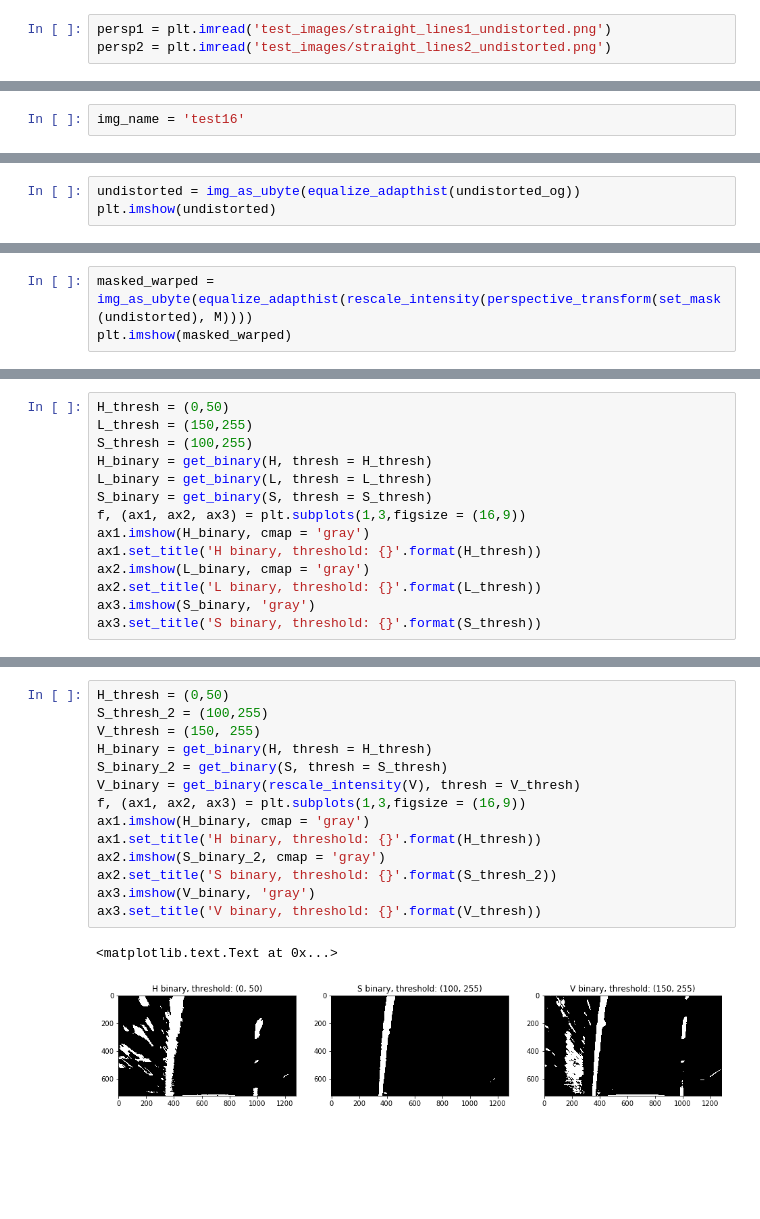
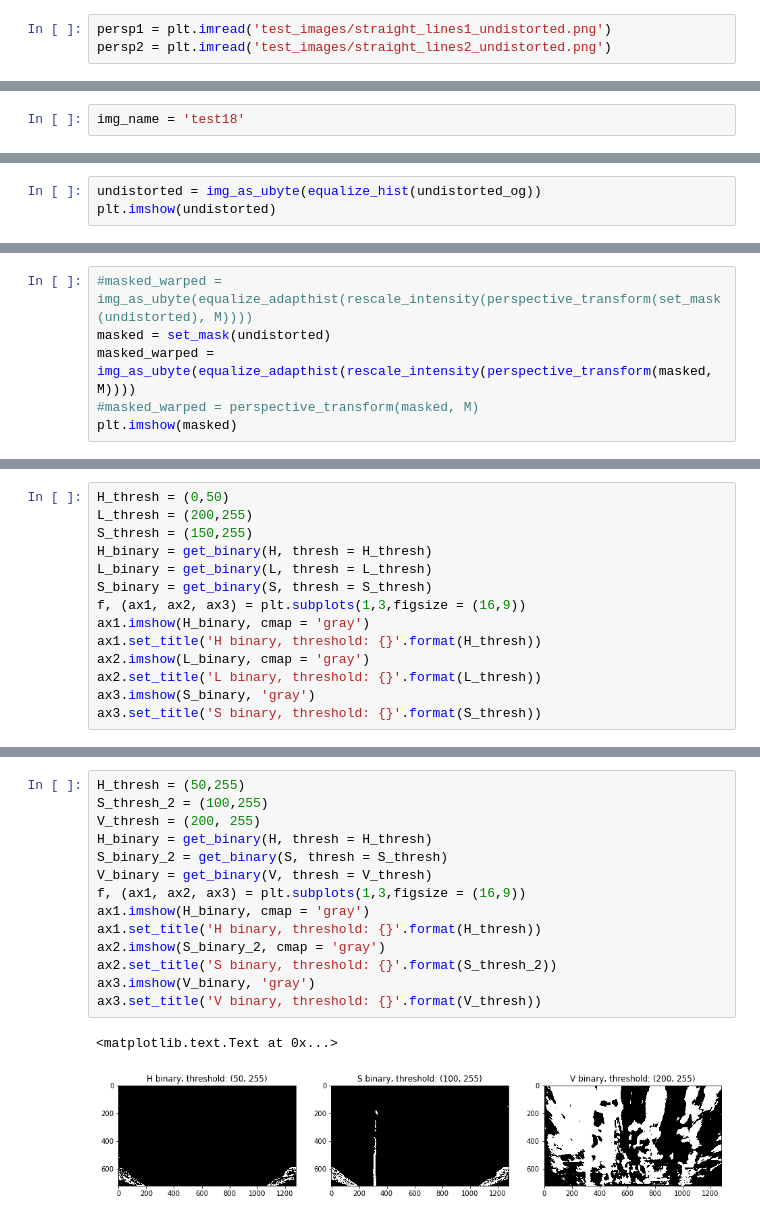
Before and after one commit to rubiruchi/SDND-Advanced_Lane_Finding, a Jupyter notebook: model_testing.ipynb, the cells around one changed output, grey strips where cells are left out. Drawn from its saved outputs; the diff is of its cells as text; blank space fills up the shorter version.

Commit message:
avg channels to get binary

```diff
--- a/model_testing.ipynb
+++ b/model_testing.ipynb
@@ -253,5 +283,5 @@ plt.savefig('report_images/perspective_testing2.png')
 # %%
-img_name = 'test16'
+img_name = 'test18'
 # %%
 test_image = plt.imread('test_images/{}.jpg'.format(img_name))
 #test_image = convert_to_grayscale(test_image, in_type = 'RGB')
@@ -265,5 +295,5 @@ ax2.imshow(undistorted_og, cmap = 'gray')
 # %%
-undistorted = img_as_ubyte(equalize_adapthist(undistorted_og))
+undistorted = img_as_ubyte(equalize_hist(undistorted_og))
 plt.imshow(undistorted)
 # %% [output]
 <matplotlib.image.AxesImage at 0x...>
@@ -271,5 +301,8 @@ plt.imshow(undistorted)
 # %%
-masked_warped = img_as_ubyte(equalize_adapthist(rescale_intensity(perspective_transform(set_mask(undistorted), M))))
-plt.imshow(masked_warped)
+#masked_warped = img_as_ubyte(equalize_adapthist(rescale_intensity(perspective_transform(set_mask(undistorted), M))))
+masked = set_mask(undistorted)
+masked_warped = img_as_ubyte(equalize_adapthist(rescale_intensity(perspective_transform(masked, M))))
+#masked_warped = perspective_transform(masked, M)
+plt.imshow(masked)
 # %% [output]
 <matplotlib.image.AxesImage at 0x...>
@@ -366,7 +407,7 @@ ax3.set_title('S Channel')
 # %%
 H_thresh = (0,50)
-L_thresh = (150,255)
-S_thresh = (100,255)
+L_thresh = (200,255)
+S_thresh = (150,255)
 H_binary = get_binary(H, thresh = H_thresh)
 L_binary = get_binary(L, thresh = L_thresh)
 S_binary = get_binary(S, thresh = S_thresh)
@@ -395,17 +436,17 @@ ax3.set_title('V Channel')
 # %%
-H_thresh = (0,50)
+H_thresh = (50,255)
 S_thresh_2 = (100,255)
-V_thresh = (150, 255)
+V_thresh = (200, 255)
 H_binary = get_binary(H, thresh = H_thresh)
 S_binary_2 = get_binary(S, thresh = S_thresh)
-V_binary = get_binary(rescale_intensity(V), thresh = V_thresh)
+V_binary = get_binary(V, thresh = V_thresh)
 f, (ax1, ax2, ax3) = plt.subplots(1,3,figsize = (16,9))
 ax1.imshow(H_binary, cmap = 'gray')
 ax1.set_title('H binary, threshold: {}'.format(H_thresh))
 ax2.imshow(S_binary_2, cmap = 'gray')
 ax2.set_title('S binary, threshold: {}'.format(S_thresh_2))
 ax3.imshow(V_binary, 'gray')
 ax3.set_title('V binary, threshold: {}'.format(V_thresh))
 # %% [output]
 <matplotlib.text.Text at 0x...>
-[figure, old version]
+[figure, new version]
```
Also changed, not shown: parts of 32 cells of this notebook.
